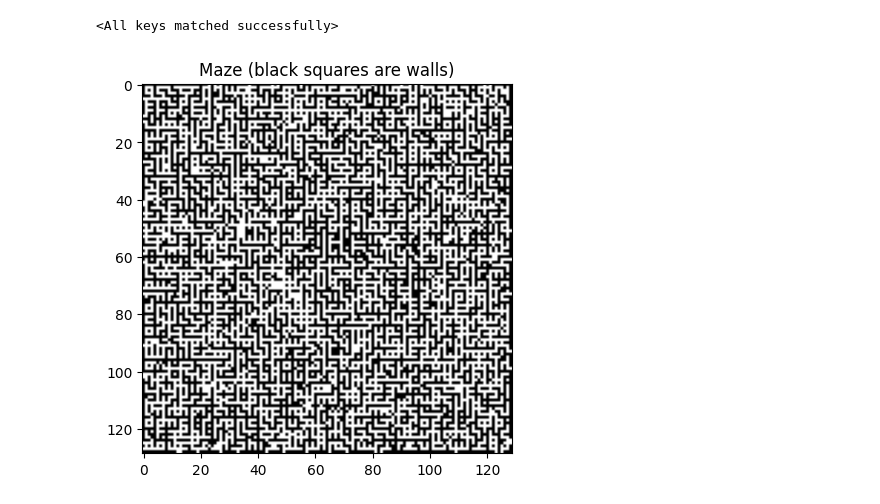
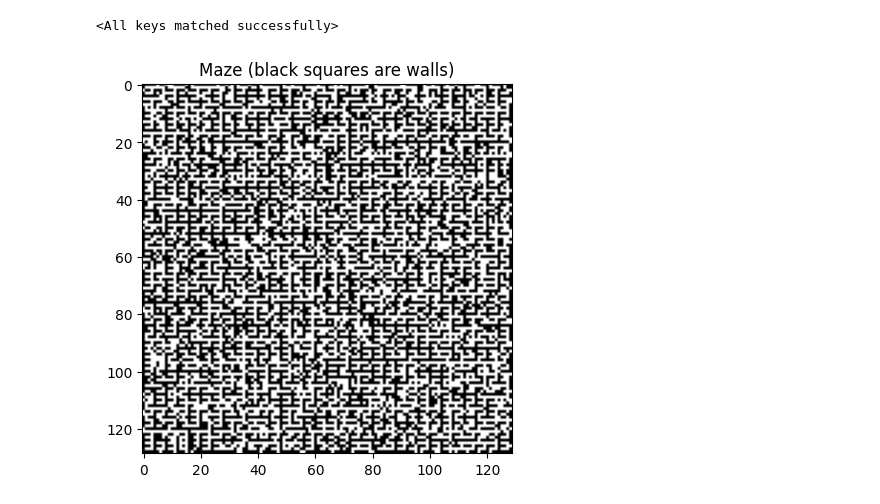
Before and after one commit to KerelOlivier/VAE_mazes, a Jupyter notebook: notebooks/model_test.ipynb, the cells around one changed output. Saved outputs shown, nothing was run; the diff lists cells and outputs as text; code cells hidden in the pictures.

```diff
--- a/notebooks/model_test.ipynb
+++ b/notebooks/model_test.ipynb
@@ -21,7 +21,7 @@ oc = yr.read()
 model = yr.build_VAE(oc)
 model = model.to(device)
 # %%
-model.load_state_dict(torch.load('saved_models/FcVAE.pt'))
+model.load_state_dict(torch.load('saved_models/fractal/FcVAE.pt'))
 # %% [output]
 <All keys matched successfully>
 # %%
@@ -37,7 +37,7 @@ sample_mazes = model.sample(batch_size=64)
 
 sample_mazes = sample_mazes.view(-1, 129, 129).cpu().detach().numpy()
 # %%
-sample_maze_1 = sample_mazes[15]
+sample_maze_1 = sample_mazes[26]
 plot_maze(sample_maze_1)
 # %% [output]
-[figure, old version]
+[figure, new version]
```
Also changed, not shown: 15 other files.
